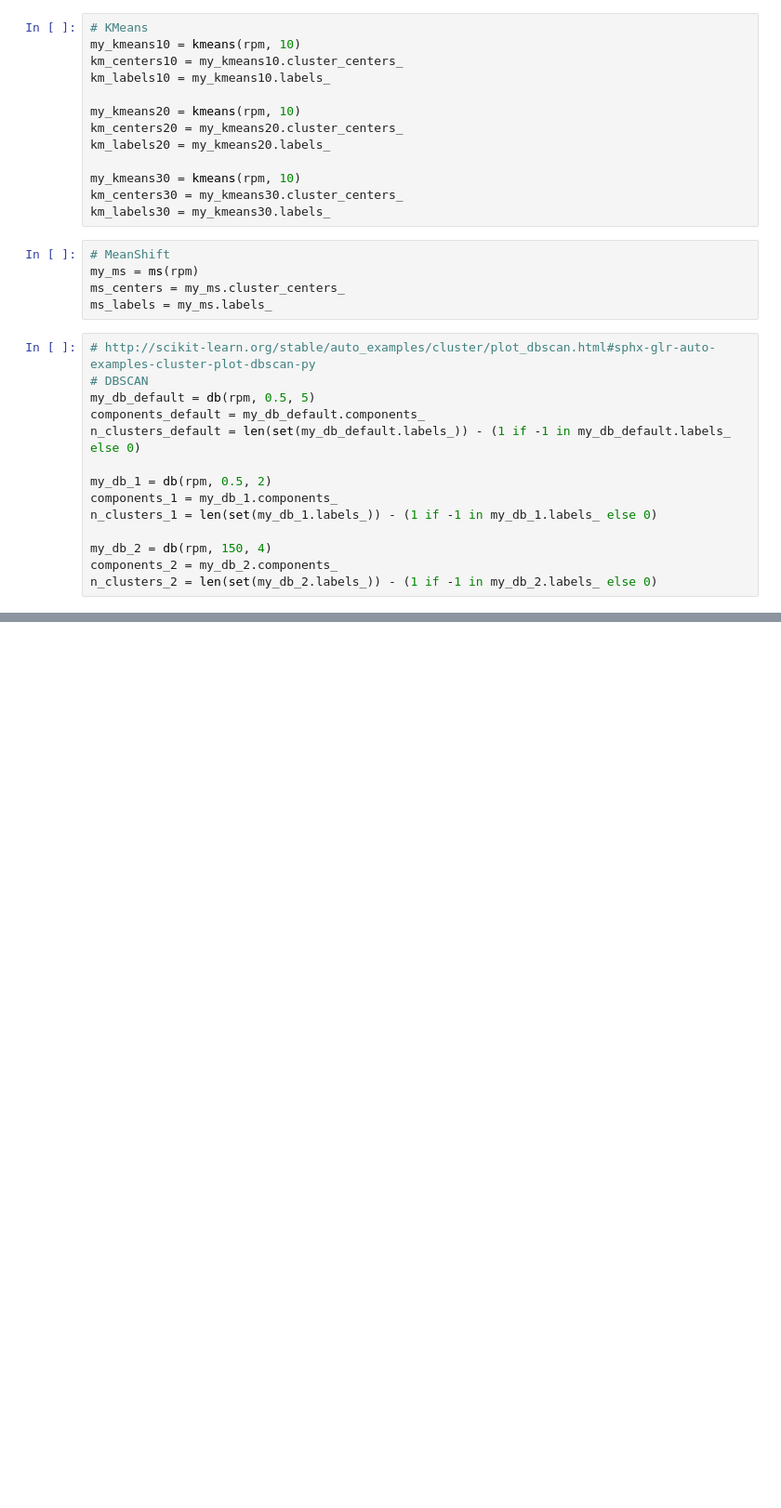
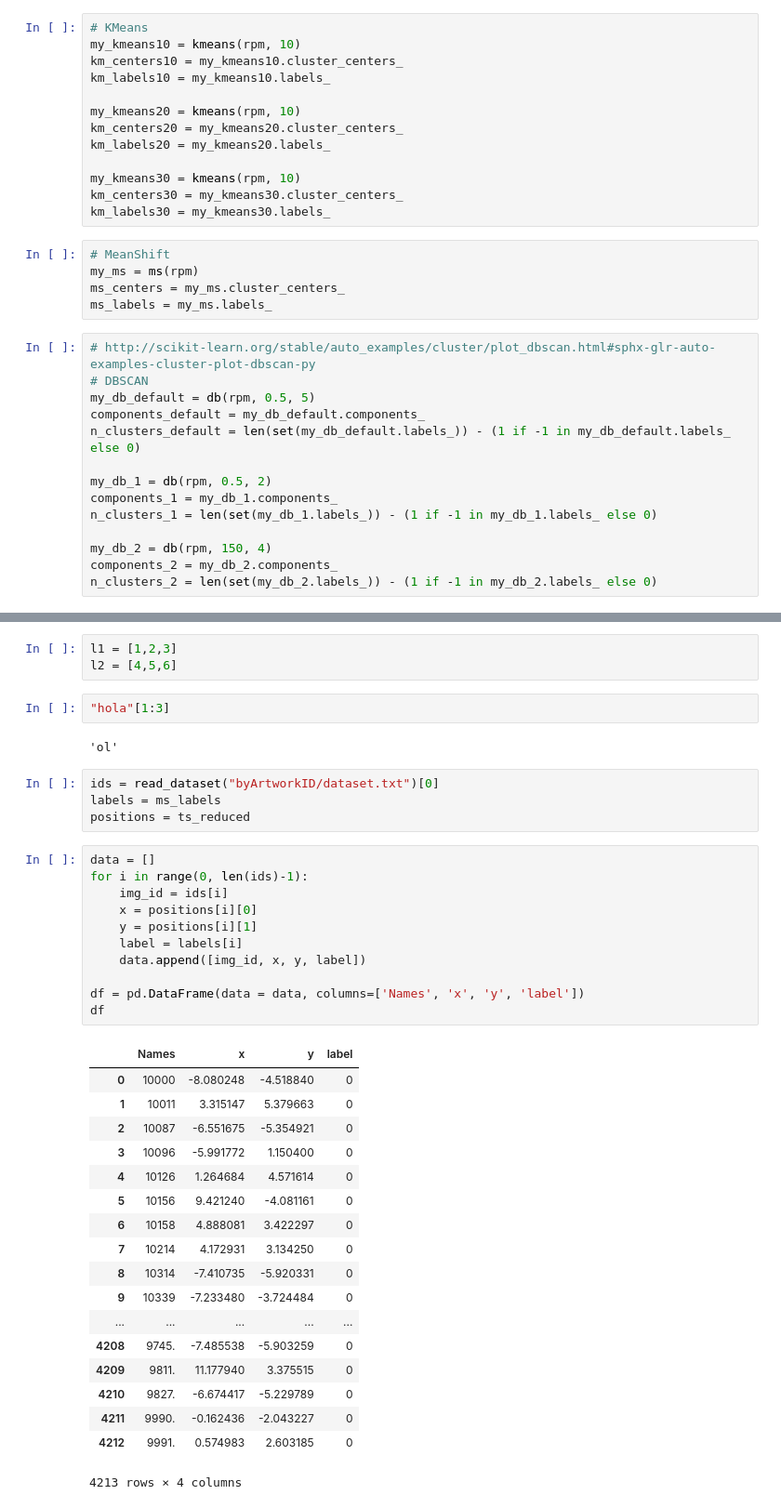
Before and after one commit to ptflores1/IIC1005-TareaGrande2, a Jupyter notebook: Tarea grande 2.ipynb, the cells around one changed output, grey strips where cells are left out. Shown: that part at 93% size. Cells and saved outputs as stored; diff of their text form; blank space fills up the shorter version.

```diff
--- a/Tarea grande 2.ipynb
+++ b/Tarea grande 2.ipynb
@@ -78,0 +99,41 @@ print(n_clusters_default, n_clusters_1, n_clusters_2)
+# %%
+l1 = [1,2,3]
+l2 = [4,5,6]
+# %%
+"hola"[1:3]
+# %% [output]
+'ol'
+# %%
+ids = read_dataset("byArtworkID/dataset.txt")[0]
+labels = ms_labels
+positions = ts_reduced
+# %%
+data = []
+for i in range(0, len(ids)-1):
+    img_id = ids[i]
+    x = positions[i][0]
+    y = positions[i][1]
+    label = labels[i]
+    data.append([img_id, x, y, label])
+
+df = pd.DataFrame(data = data, columns=['Names', 'x', 'y', 'label'])
+df
+# %% [output]
+|  | Names | x | y | label |
+| 0 | 10000 | -8.080248 | -4.518840 | 0 |
+| 1 | 10011 | 3.315147 | 5.379663 | 0 |
+| 2 | 10087 | -6.551675 | -5.354921 | 0 |
+| 3 | 10096 | -5.991772 | 1.150400 | 0 |
+| 4 | 10126 | 1.264684 | 4.571614 | 0 |
+| 5 | 10156 | 9.421240 | -4.081161 | 0 |
+| 6 | 10158 | 4.888081 | 3.422297 | 0 |
+| 7 | 10214 | 4.172931 | 3.134250 | 0 |
+| 8 | 10314 | -7.410735 | -5.920331 | 0 |
+| 9 | 10339 | -7.233480 | -3.724484 | 0 |
+| ... | ... | ... | ... | ... |
+| 4208 | 9745. | -7.485538 | -5.903259 | 0 |
+| 4209 | 9811. | 11.177940 | 3.375515 | 0 |
+| 4210 | 9827. | -6.674417 | -5.229789 | 0 |
+| 4211 | 9990. | -0.162436 | -2.043227 | 0 |
+| 4212 | 9991. | 0.574983 | 2.603185 | 0 |
+4213 rows × 4 columns
```
Also changed, not shown: parts of 8 cells of this notebook.
